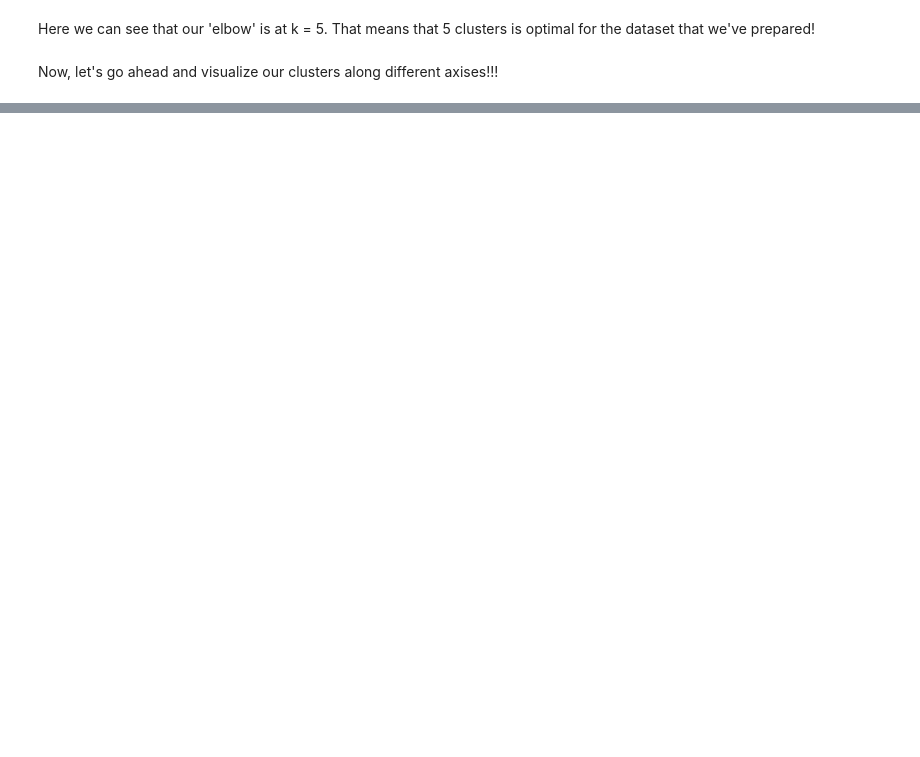
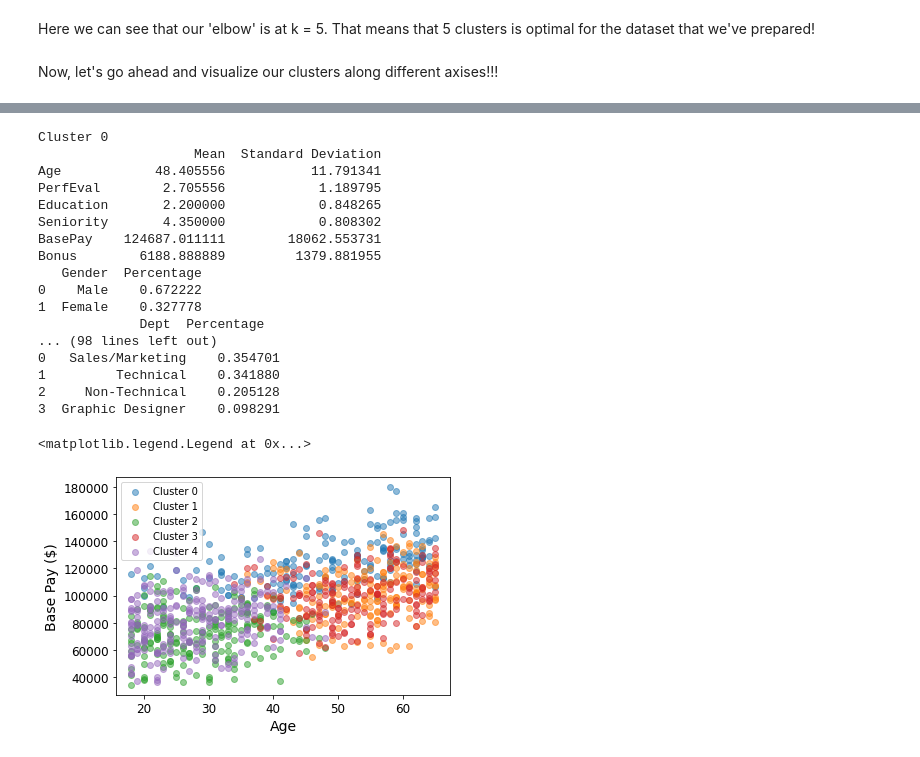
Before and after one commit to parulgo7/GHH22_EmployeeEmpowerment, a Jupyter notebook: GirlsHooCodeHackathonProject.ipynb, the cells around one changed output, grey strips where cells are left out. Saved outputs shown, nothing was run; the diff lists cells and outputs as text; code cells hidden in the pictures; blank space fills up the shorter version.

```diff
--- a/GirlsHooCodeHackathonProject.ipynb
+++ b/GirlsHooCodeHackathonProject.ipynb
@@ -317,0 +337,53 @@ plt.scatter(centers[:, X_col], centers[:, Y_col], c='black', s=200, alpha=0.5);
+# %%
+means = []
+std_devs = []
+
+for i in range(len(model.cluster_centers_)): # for each cluster that the model made
+  indices = np.where(model.labels_ == i)[0]
+  raw_cluster_samples = gapdata.iloc[indices]
+  cluster_samples = X_prepared[indices]
+
+  cluster_feature_means = raw_cluster_samples.mean(axis=0, numeric_only=True)
+  cluster_feature_std_devs = raw_cluster_samples.std(axis=0, numeric_only=True)
+  means.append(cluster_feature_means)
+  std_devs.append(cluster_feature_std_devs)
+
+  print("Cluster", i)
+  stats = { 'Mean': cluster_feature_means, 'Standard Deviation': cluster_feature_std_devs }
+  stats = pd.DataFrame(stats)
+  print(stats)
+
+  gender = raw_cluster_samples["Gender"].value_counts().rename_axis('Gender').reset_index(name='Percentage')
+  gender["Percentage"] = gender["Percentage"] / len(raw_cluster_samples)
+  dept = raw_cluster_samples["Dept"].value_counts().rename_axis('Dept').reset_index(name='Percentage')
+  dept["Percentage"] = dept["Percentage"] / len(raw_cluster_samples)
+  jobGroups = raw_cluster_samples["JobGroup"].value_counts().rename_axis('JobGroup').reset_index(name='Percentage')
+  jobGroups["Percentage"] = jobGroups["Percentage"] / len(raw_cluster_samples)
+  cat_stats = pd.concat([gender, dept, jobGroups], axis=1)
+  print(gender)
+  print(dept)
+  print(jobGroups, "\n")
+  plt.scatter(raw_cluster_samples["Age"], raw_cluster_samples["BasePay"], alpha=0.5, label=("Cluster "+str(i)))
+  plt.xlabel("Age")
+  plt.ylabel("Base Pay ($)")
+plt.legend()
+# %% [output]
+Cluster 0
+                    Mean  Standard Deviation
+Age            48.405556           11.791341
+PerfEval        2.705556            1.189795
+Education       2.200000            0.848265
+Seniority       4.350000            0.808302
+BasePay    124687.011111        18062.553731
+Bonus        6188.888889         1379.881955
+   Gender  Percentage
+0    Male    0.672222
+1  Female    0.327778
+             Dept  Percentage
+... (98 lines left out)
+0   Sales/Marketing    0.354701
+1         Technical    0.341880
+2     Non-Technical    0.205128
+3  Graphic Designer    0.098291
+<matplotlib.legend.Legend at 0x...>
+[figure, added]
```
Also changed, not shown: parts of 8 cells of this notebook.
